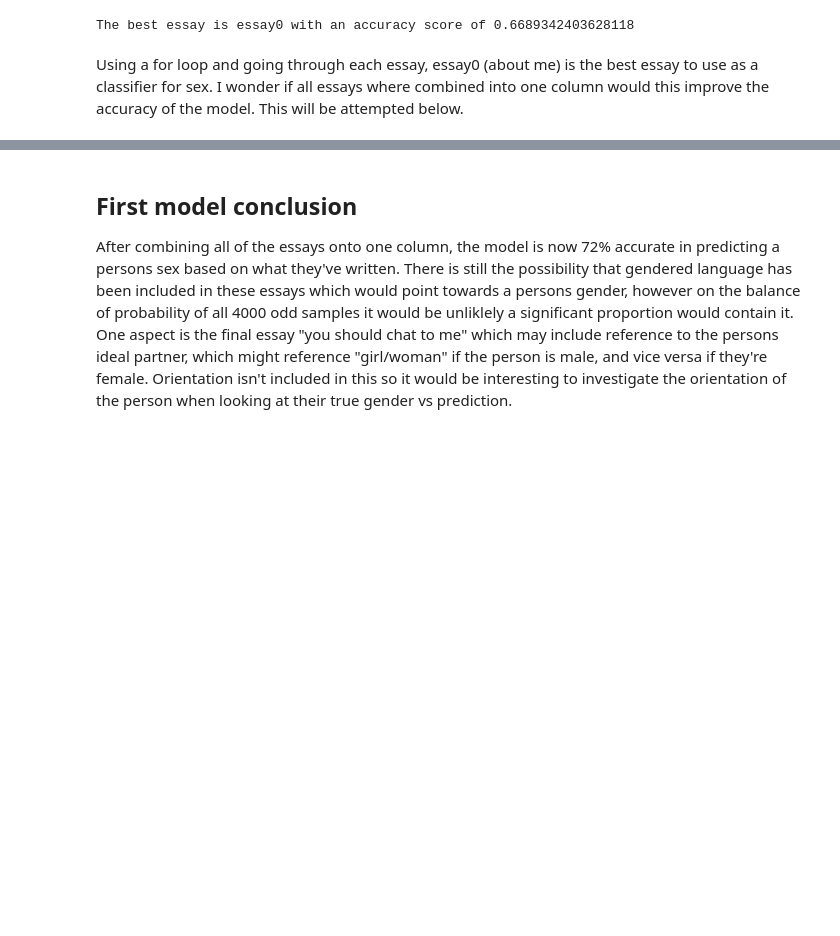
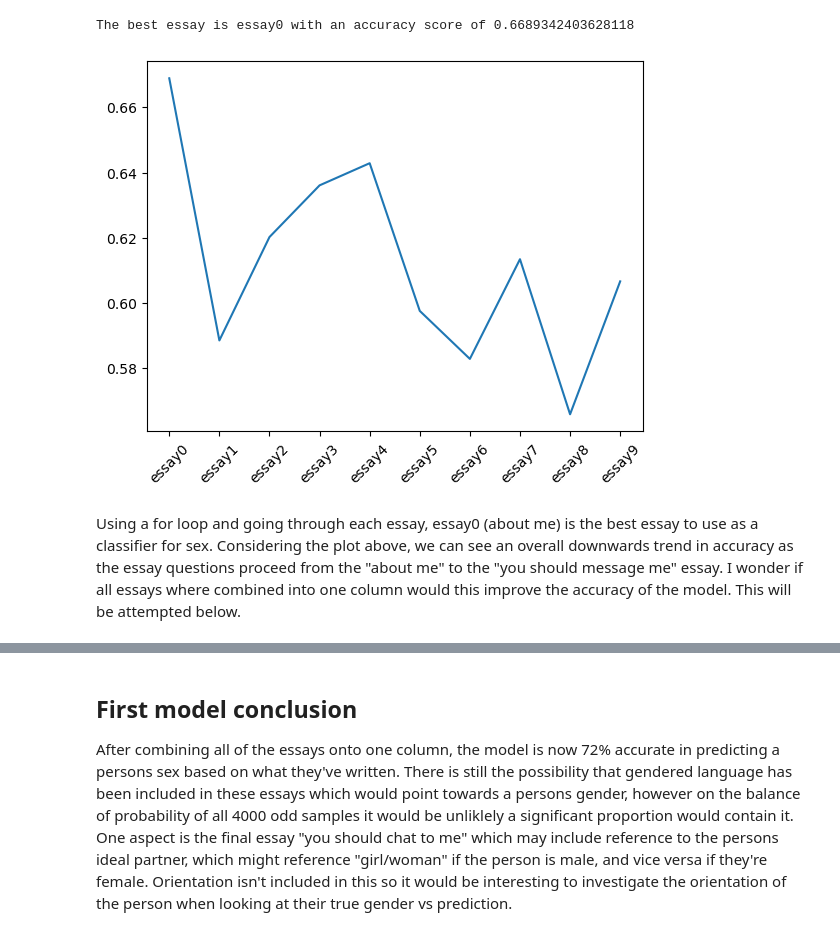
Before and after one commit to Kyuuseishu14/Codecademy_OK_cupid_model, a Jupyter notebook: date-a-scientist.ipynb, the cells around one changed output, grey strips where cells are left out. Saved outputs shown, nothing was run; the diff lists cells and outputs as text; code cells hidden in the pictures; blank space fills up the shorter version.

```diff
--- a/date-a-scientist.ipynb
+++ b/date-a-scientist.ipynb
@@ -473,19 +485,16 @@ None
 
 I want to see if it possible to find someones sex using the way they have answered the first essay (about me) question and the language they have used. I am making an assumption that the sex has not been mentioned in the text itself and that they have always referred to themselves in the first person (I prounoun) and not third person (he/she/them pronoun)
 # %%
-#preparing target variable
-profiles_dropna["sex_classifier"] = profiles_dropna.sex.apply(lambda x : 1 if x == "m" else 0)
-print(profiles_dropna.sex_classifier.head(10)) #checking if 1 for male and 0 for female
-
 #splitting into data and targets
 data = profiles_dropna["essay0"]
-target = profiles_dropna["sex_classifier"]
+target = profiles_dropna["sex"]
 
 #importing methods
 from sklearn.model_selection import train_test_split
 from sklearn.feature_extraction.text import CountVectorizer
 from sklearn.naive_bayes import MultinomialNB
 from sklearn.metrics import accuracy_score
+from sklearn.metrics import classification_report
 
 #preparing data for use in Naive Bayes algorithm
 counter = CountVectorizer()
@@ -510,4 +519,7 @@ score = accuracy_score(y_test, predictions)
 print(f"The model is {score} accurate when predicting a persons sex based on the about me essay")
 
 #The model is 67% accurate in predicting a persons sex from the first essay question.
+
+#printing the classification report
+print(classification_report(y_test, predictions))
 # %% [output]
@@ -530,6 +539,8 @@ The model is 67% accurate in predicting a persons sex based on the first essay q
 # %%
 best_score = 0
 best_essay = ""
+
+essay_scores = []
 
 for column in essay_columns:
     data = profiles_dropna[column]
@@ -543,6 +554,7 @@ for column in essay_columns:
     model.fit(x_train_counter, y_train)
     prediction = model.predict(x_test_counter)
     score = accuracy_score(y_test, prediction)
+    essay_scores.append(score)
     if score > best_score:
         best_score = score
         best_essay = column
@@ -550,8 +562,15 @@ for column in essay_columns:
 print(f"The best essay is {best_essay} with an accuracy score of {best_score}")
 # %% [output]
 The best essay is essay0 with an accuracy score of 0.6689342403628118
+# %%
+#plot of the scores per essay columns
+plt.plot(essay_columns, essay_scores)
+plt.xticks(rotation = 45)
+plt.show()
+# %% [output]
+[figure, added]
 # %% [markdown]
-Using a for loop and going through each essay, essay0 (about me) is the best essay to use as a classifier for sex. I wonder if all essays where combined into one column would this improve the accuracy of the model. This will be attempted below.
+Using a for loop and going through each essay, essay0 (about me) is the best essay to use as a classifier for sex. Considering the plot above, we can see an overall downwards trend in accuracy as the essay questions proceed from the "about me" to the "you should message me" essay. I wonder if all essays where combined into one column would this improve the accuracy of the model. This will be attempted below.
 # %%
 #combining the essay columns into one combined column.
 profiles_dropna["essay_combined"] = profiles_dropna[essay_columns].apply(lambda x: " ".join(x.astype(str)), axis = 1)
```
Also changed, not shown: parts of 15 cells of this notebook.
